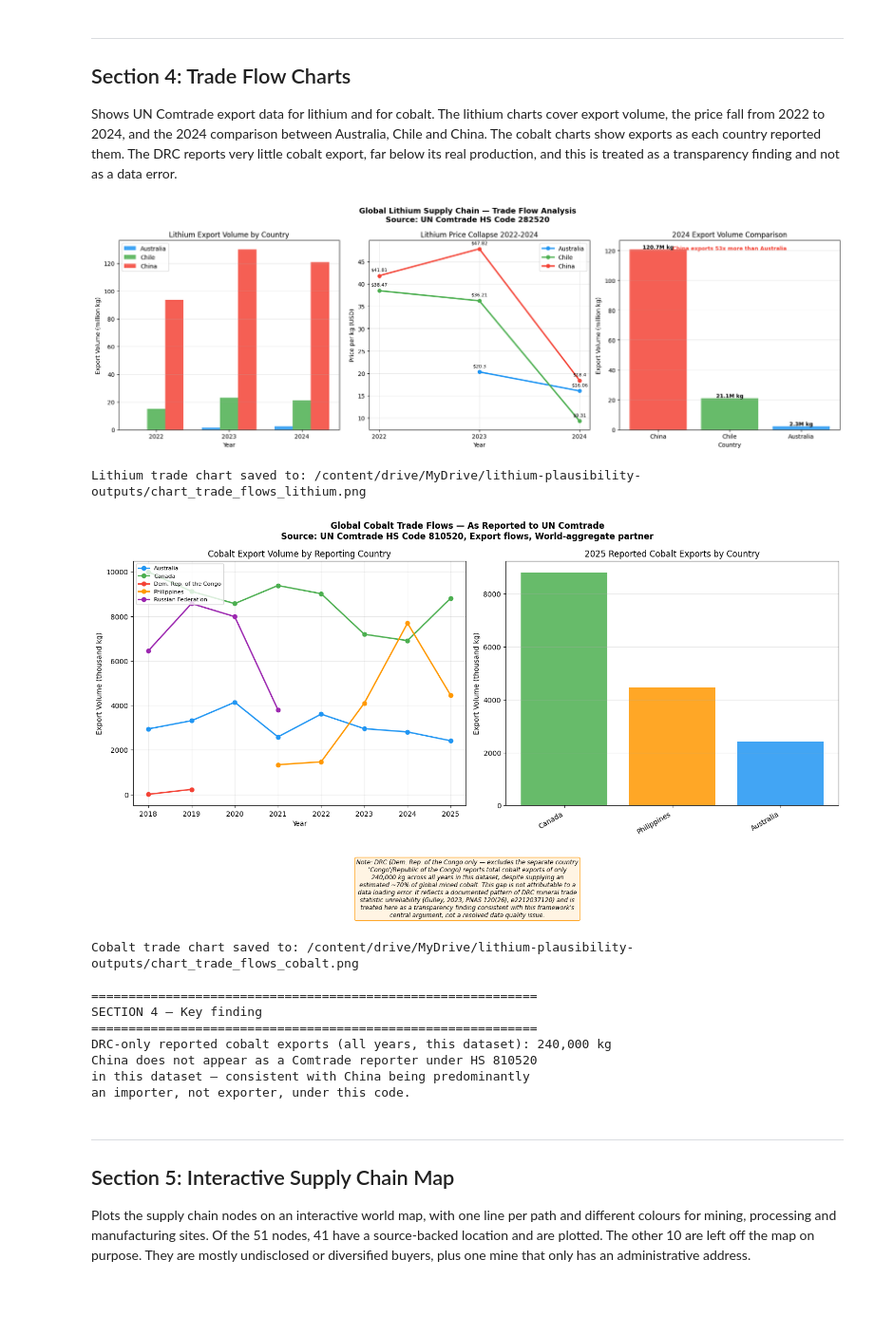
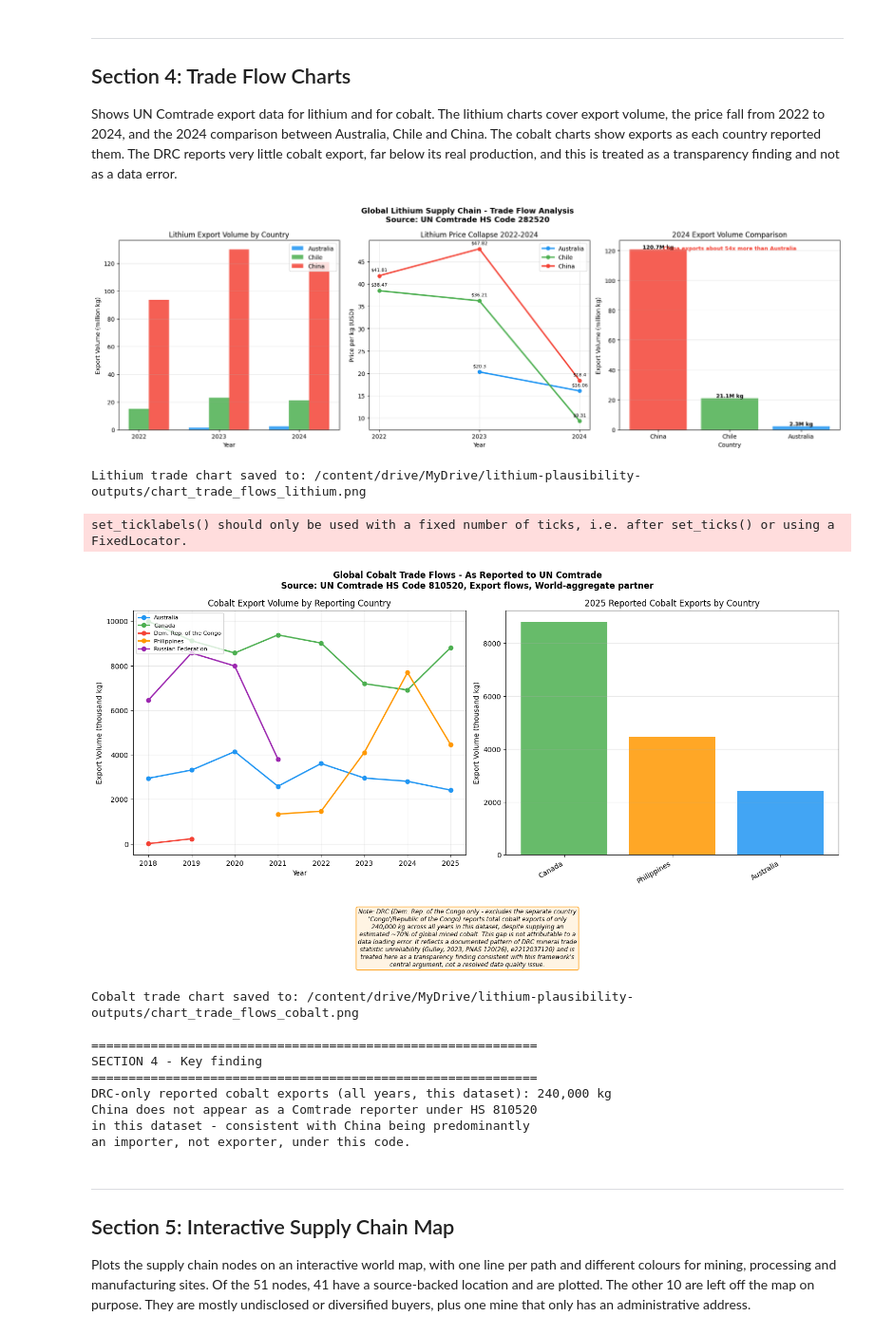
Before and after one commit to alisikandarriaz/lithium_supply_chain_plausibility, a Jupyter notebook: lithium_supply_chain_plausibility.ipynb, the cells around one changed output. Shown at 95% size. Saved outputs shown, nothing was run; the diff lists cells and outputs as text; code cells hidden in the pictures; blank space fills up the shorter version.

```diff
--- a/lithium_supply_chain_plausibility.ipynb
+++ b/lithium_supply_chain_plausibility.ipynb
@@ -940,15 +947,15 @@ All 17 paths loaded with sourcing traced per node
 Shows UN Comtrade export data for lithium and for cobalt. The lithium charts cover export volume, the price fall from 2022 to 2024, and the 2024 comparison between Australia, Chile and China. The cobalt charts show exports as each country reported them. The DRC reports very little cobalt export, far below its real production, and this is treated as a transparency finding and not as a data error.
 # %%
 # ============================================================
-# SECTION 4 — TRADE FLOW CHARTS
+# SECTION 4 - TRADE FLOW CHARTS
 # Lithium: HS Code 282520 (unchanged)
 # Cobalt: HS Code 810520, Export/World rows only (fixed in
-# Section 3 Step 3 — no more Import/Export mixing)
+# Section 3 Step 3 - no more Import/Export mixing)
 #
 # DRC-only total now correctly excludes "Congo" (Republic of
 # the Congo / Congo-Brazzaville), a different country from
 # "Dem. Rep. of the Congo" (DRC / Congo-Kinshasa). The
-# underreporting finding is unchanged in substance — if
+# underreporting finding is unchanged in substance - if
 # anything the true DRC-only figure is smaller than what was
 # shown before this fix, reinforcing the same conclusion.
 # ============================================================
@@ -956,7 +963,7 @@ Shows UN Comtrade export data for lithium and for cobalt. The lithium charts cov
 import matplotlib.pyplot as plt
 
 # ------------------------------------------------------------
-# CHART SET 1 — Lithium (unchanged)
+# CHART SET 1 - Lithium (unchanged)
 # ------------------------------------------------------------
 
 trade = comtrade.copy()
@@ -968,7 +975,7 @@ years     = sorted(trade['year'].unique().tolist())
 
 fig, axes = plt.subplots(1, 3, figsize=(18, 6))
 fig.suptitle(
-    'Global Lithium Supply Chain — Trade Flow Analysis\n'
+    'Global Lithium Supply Chain - Trade Flow Analysis\n'
     'Source: UN Comtrade HS Code 282520',
     fontsize=13, fontweight='bold'
 )
@@ -980,7 +987,7 @@ for i, country in enumerate(countries):
     vals = []
     for yr in years:
         row = trade[(trade['country'] == country) & (trade['year'] == yr)]
-        vals.append(row['qty_kg'].values[0] / 1e6 if len(row) > 0 else 0)
+        vals.append(row['qty_kg'].values[0] / 1e6 if len(row) > 0 else float('nan'))
     ax1.bar([xi + i * width for xi in x], vals, width,
             label=country, color=colors[country], alpha=0.85)
 ax1.set_xlabel('Year'); ax1.set_ylabel('Export Volume (million kg)')
@@ -1013,7 +1020,7 @@ cn = trade_latest[trade_latest['country'] == 'China']['qty_kg'].values[0]
 au = trade_latest[trade_latest['country'] == 'Australia']['qty_kg'].values[0]
 ax3.set_title(f'{latest_year} Export Volume Comparison')
 ax3.set_xlabel('Country'); ax3.set_ylabel('Export Volume (million kg)')
-ax3.text(0.5, 0.95, f'China exports {int(cn/au)}x more than Australia',
+ax3.text(0.5, 0.95, f'China exports about {round(cn/au)}x more than Australia',
           transform=ax3.transAxes, ha='center', fontsize=9, color='#F44336', fontweight='bold')
 ax3.grid(axis='y', alpha=0.3)
 
@@ -1024,7 +1031,7 @@ plt.show()
 print(f"Lithium trade chart saved to: {save_path}")
 
 # ------------------------------------------------------------
-# CHART SET 2 — Cobalt (fixed: Export/World only, DRC-only label)
+# CHART SET 2 - Cobalt (fixed: Export/World only, DRC-only label)
 # ------------------------------------------------------------
 
 trade_co = comtrade_cobalt.copy()
@@ -1038,7 +1045,7 @@ co_colors = {c: palette[i % len(palette)] for i, c in enumerate(co_reporters)}
 
 fig2, axes2 = plt.subplots(1, 2, figsize=(15, 6.5))
 fig2.suptitle(
-    'Global Cobalt Trade Flows — As Reported to UN Comtrade\n'
+    'Global Cobalt Trade Flows - As Reported to UN Comtrade\n'
     'Source: UN Comtrade HS Code 810520, Export flows, World-aggregate partner',
     fontsize=12, fontweight='bold'
 )
@@ -1063,53 +1070,54 @@ ax2c.set_ylabel('Export Volume (thousand kg)')
 ax2c.set_title(f'{latest_co_year} Reported Cobalt Exports by Country')
 ax2c.grid(axis='y', alpha=0.3)
 
-# ---- DRC-only annotation (Dem. Rep. of the Congo ONLY — "Congo" is a
+# ---- DRC-only annotation (Dem. Rep. of the Congo ONLY - "Congo" is a
 # different country, Republic of the Congo, and is correctly excluded) ----
 drc_data = trade_co[trade_co['country'] == 'Dem. Rep. of the Congo']
 drc_total_kg = drc_data['qty_kg'].sum()
 
 annotation_text = (
-    f"Note: DRC (Dem. Rep. of the Congo only — excludes the separate country\n"
+    f"Note: DRC (Dem. Rep. of the Congo only - excludes the separate country\n"
     f"'Congo'/Republic of the Congo) reports total cobalt exports of only\n"
     f"{drc_total_kg:,.0f} kg across all years in this dataset, despite supplying an\n"
     "estimated ~70% of global mined cobalt. This gap is not attributable to a\n"
     "data loading error. It reflects a documented pattern of DRC mineral trade\n"
     "statistic unreliability (Gulley, 2023, PNAS 120(26), e2212037120) and is\n"
     "treated here as a transparency finding consistent with this framework's\n"
     "central argument, not a resolved data quality issue."
 )
 
 fig2.text(0.5, -0.05, annotation_text, ha='center', va='top', fontsize=8.5,
            style='italic', wrap=True,
            bbox=dict(boxstyle='round', facecolor='#FFF3E0', edgecolor='#FF9800', alpha=0.9))
 
 plt.tight_layout()
 save_path_co = OUTPUT_FOLDER + 'chart_trade_flows_cobalt.png'
 plt.savefig(save_path_co, dpi=150, bbox_inches='tight')
 plt.show()
 print(f"Cobalt trade chart saved to: {save_path_co}")
 
 print()
 print("=" * 60)
-print("SECTION 4 — Key finding")
+print("SECTION 4 - Key finding")
 print("=" * 60)
 print(f"DRC-only reported cobalt exports (all years, this dataset): {drc_total_kg:,.0f} kg")
 print("China does not appear as a Comtrade reporter under HS 810520")
-print("in this dataset — consistent with China being predominantly")
+print("in this dataset - consistent with China being predominantly")
 print("an importer, not exporter, under this code.")
 # %% [output]
-[figure, old version]
+[figure, new version]
 Lithium trade chart saved to: /content/drive/MyDrive/lithium-plausibility-outputs/chart_trade_flows_lithium.png
+set_ticklabels() should only be used with a fixed number of ticks, i.e. after set_ticks() or using a FixedLocator.
 [figure]
-Cobalt trade chart saved to: /content/drive/MyDrive/lithium-plausibility-outputs/chart_trade_flows_cobalt.png
-
-============================================================
-SECTION 4 — Key finding
-============================================================
-DRC-only reported cobalt exports (all years, this dataset): 240,000 kg
-China does not appear as a Comtrade reporter under HS 810520
-in this dataset — consistent with China being predominantly
-an importer, not exporter, under this code.
+Cobalt trade chart saved to: /content/drive/MyDrive/lithium-plausibility-outputs/chart_trade_flows_cobalt.png
+
+============================================================
+SECTION 4 - Key finding
+============================================================
+DRC-only reported cobalt exports (all years, this dataset): 240,000 kg
+China does not appear as a Comtrade reporter under HS 810520
+in this dataset - consistent with China being predominantly
+an importer, not exporter, under this code.
 # %% [markdown]
 ---
 ## Section 5: Interactive Supply Chain Map
```
Also changed, not shown: parts of 5 cells of this notebook.
